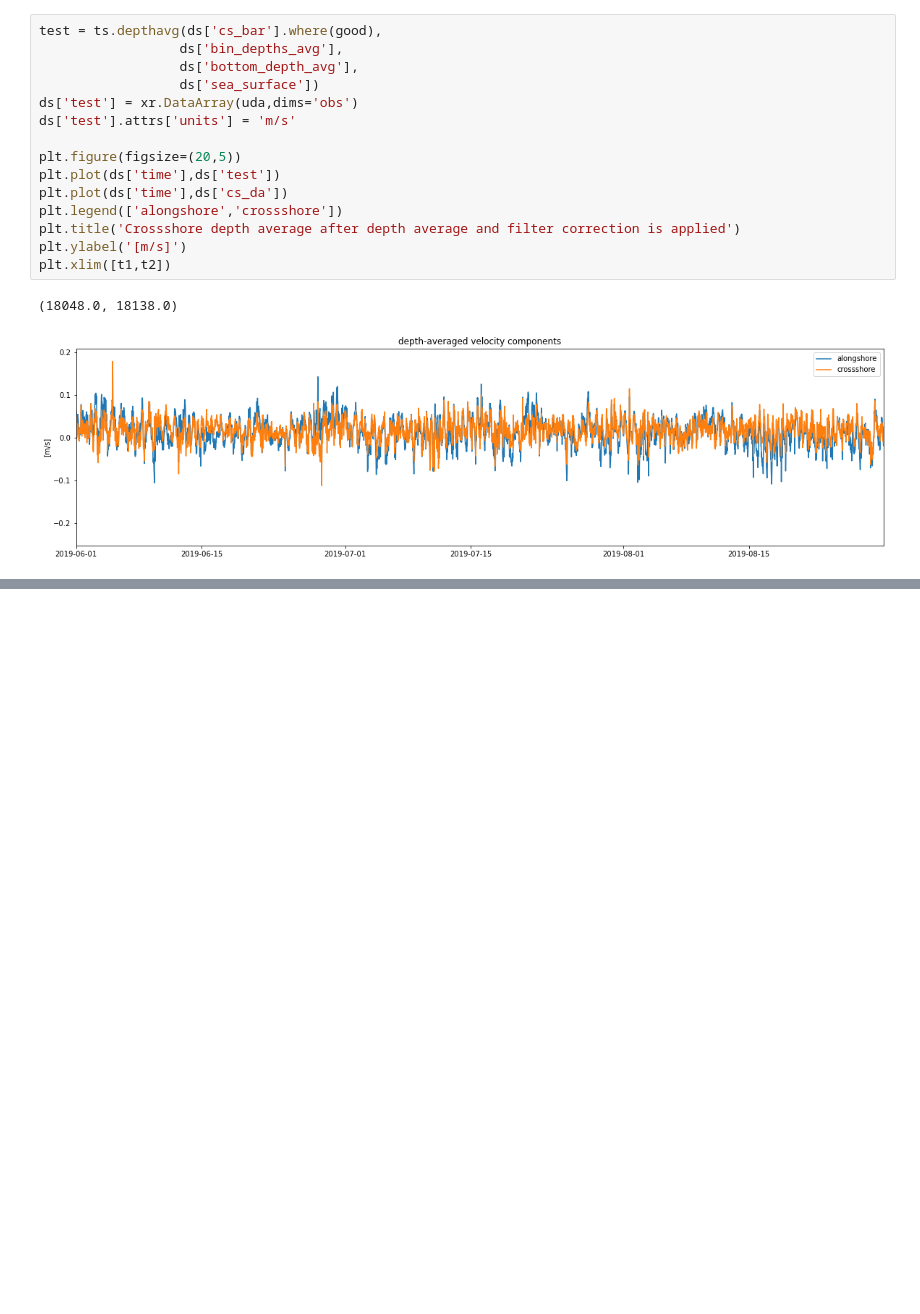
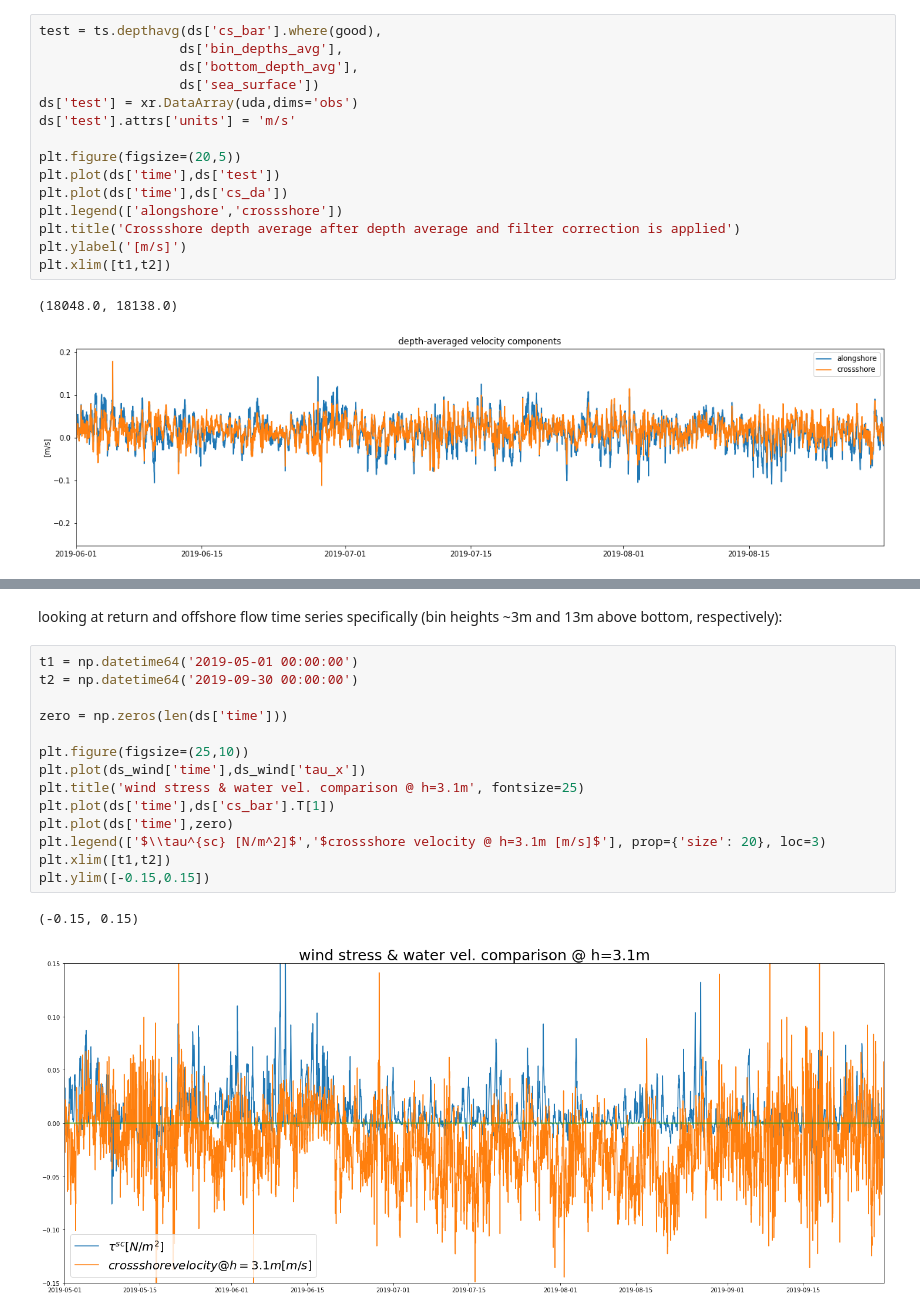
Before and after one commit to ascherer97/REU21, a Jupyter notebook: inshore_adcp_analysis.ipynb, the cells around one changed output, grey strips where cells are left out. Drawn from its saved outputs; the diff is of its cells as text; blank space fills up the shorter version.

```diff
--- a/inshore_adcp_analysis.ipynb
+++ b/inshore_adcp_analysis.ipynb
@@ -342,0 +413,19 @@ plt.xlim([t1,t2])
+# %% [markdown]
+looking at return and offshore flow time series specifically (bin heights ~3m and 13m above bottom, respectively):
+# %%
+t1 = np.datetime64('2019-05-01 00:00:00')
+t2 = np.datetime64('2019-09-30 00:00:00')
+
+zero = np.zeros(len(ds['time']))
+
+plt.figure(figsize=(25,10))
+plt.plot(ds_wind['time'],ds_wind['tau_x'])
+plt.title('wind stress & water vel. comparison @ h=3.1m', fontsize=25)
+plt.plot(ds['time'],ds['cs_bar'].T[1])
+plt.plot(ds['time'],zero)
+plt.legend(['$\\tau^{sc} [N/m^2]$','$crossshore velocity @ h=3.1m [m/s]$'], prop={'size': 20}, loc=3)
+plt.xlim([t1,t2])
+plt.ylim([-0.15,0.15])
+# %% [output]
+(-0.15, 0.15)
+[figure, added]
```
Also changed, not shown: parts of 7 cells of this notebook.
